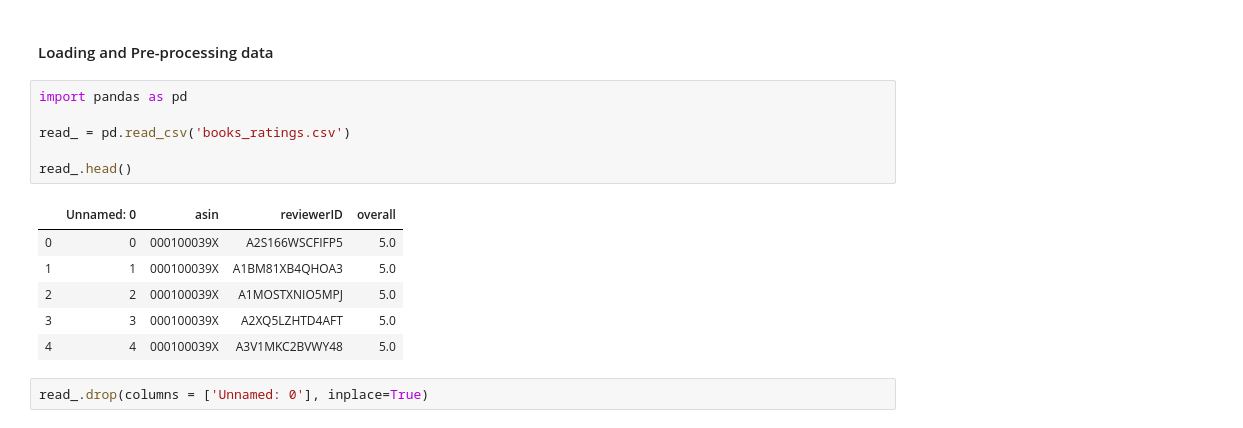
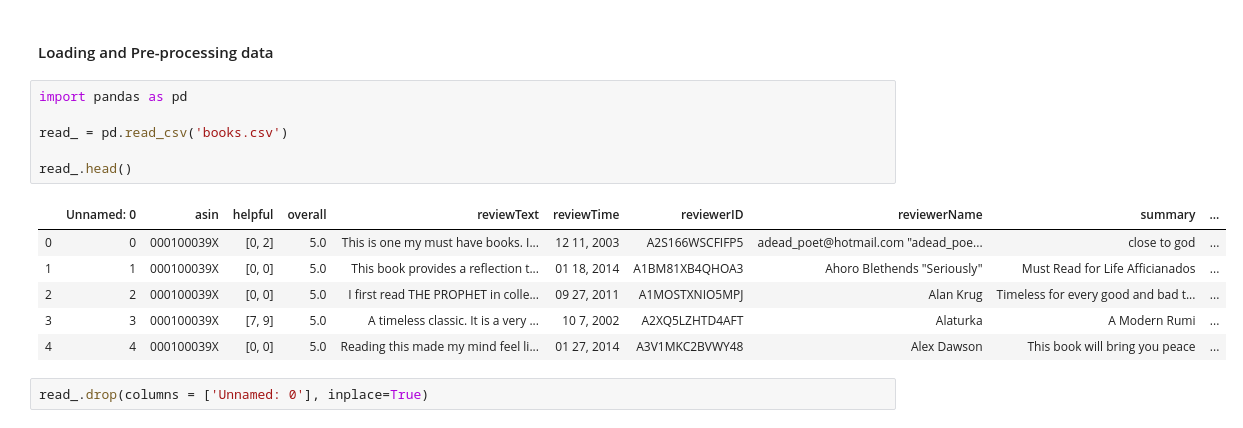
Before and after one commit to shhudspeth/BookRecommendationSystem, a Jupyter notebook: Recommender Using Surprise.ipynb, the cells around one changed output. Saved outputs shown, nothing was run; the diff lists cells and outputs as text.

```diff
--- a/Recommender Using Surprise.ipynb
+++ b/Recommender Using Surprise.ipynb
@@ -5,16 +5,16 @@
 # %%
 import pandas as pd
 
-read_ = pd.read_csv('books_ratings.csv')
+read_ = pd.read_csv('books.csv')
 
 read_.head()
 # %% [output]
-|  | Unnamed: 0 | asin | reviewerID | overall |
-| 0 | 0 | 000100039X | A2S166WSCFIFP5 | 5.0 |
-| 1 | 1 | 000100039X | A1BM81XB4QHOA3 | 5.0 |
-| 2 | 2 | 000100039X | A1MOSTXNIO5MPJ | 5.0 |
-| 3 | 3 | 000100039X | A2XQ5LZHTD4AFT | 5.0 |
-| 4 | 4 | 000100039X | A3V1MKC2BVWY48 | 5.0 |
+|  | Unnamed: 0 | asin | helpful | overall | reviewText | reviewTime | reviewerID | reviewerName | summary | ... |
+| 0 | 0 | 000100039X | [0, 2] | 5.0 | This is one my must have books. I... | 12 11, 2003 | A2S166WSCFIFP5 | adead_poet@hotmail.com "adead_poe... | close to god | ... |
+| 1 | 1 | 000100039X | [0, 0] | 5.0 | This book provides a reflection t... | 01 18, 2014 | A1BM81XB4QHOA3 | Ahoro Blethends "Seriously" | Must Read for Life Afficianados | ... |
+| 2 | 2 | 000100039X | [0, 0] | 5.0 | I first read THE PROPHET in colle... | 09 27, 2011 | A1MOSTXNIO5MPJ | Alan Krug | Timeless for every good and bad t... | ... |
+| 3 | 3 | 000100039X | [7, 9] | 5.0 | A timeless classic. It is a very ... | 10 7, 2002 | A2XQ5LZHTD4AFT | Alaturka | A Modern Rumi | ... |
+| 4 | 4 | 000100039X | [0, 0] | 5.0 | Reading this made my mind feel li... | 01 27, 2014 | A3V1MKC2BVWY48 | Alex Dawson | This book will bring you peace | ... |
 # %%
 read_.drop(columns = ['Unnamed: 0'], inplace=True)
 # %%
```
Also changed, not shown: parts of 21 cells of this notebook, 2 other files.
